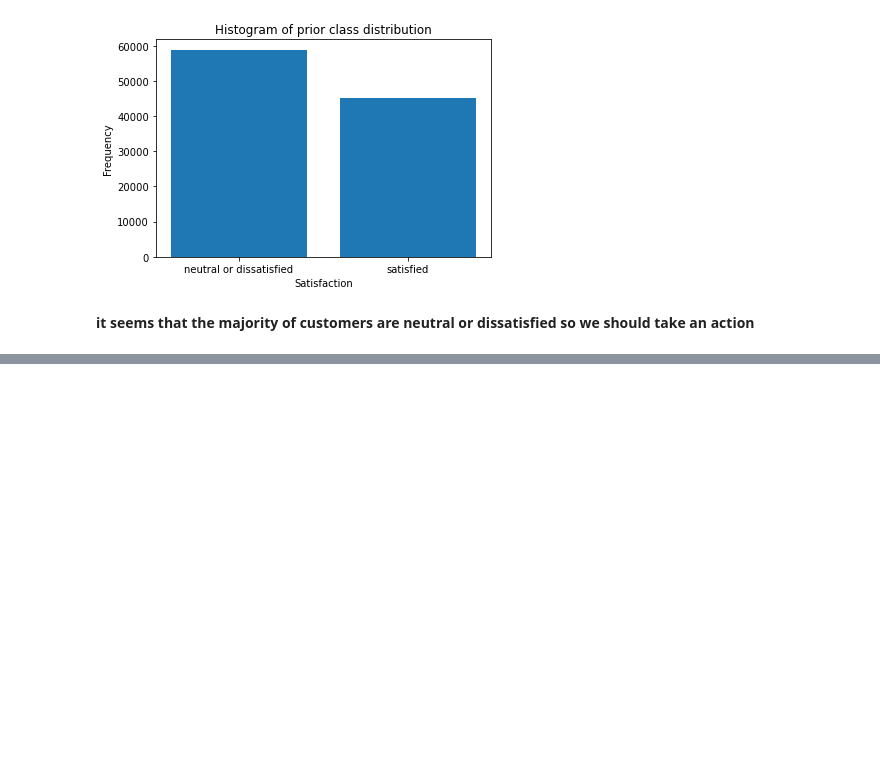
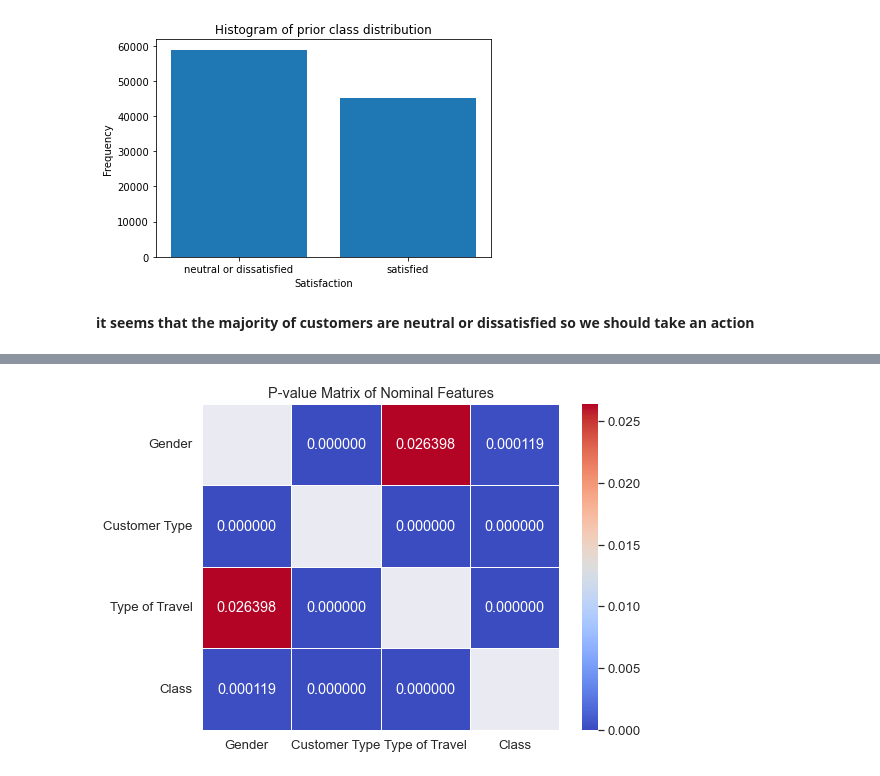
Before and after one commit to norhanreda/Air-line-passenger-satisfaction, a Jupyter notebook: visualisation.ipynb, the cells around one changed output, grey strips where cells are left out. Saved outputs shown, nothing was run; the diff lists cells and outputs as text; code cells hidden in the pictures; blank space fills up the shorter version.

```diff
--- a/visualisation.ipynb
+++ b/visualisation.ipynb
@@ -164,0 +184,83 @@ Random samples:
+# %%
+
+
+# # Assuming 'train' is your DataFrame
+
+# # Select the nominal features
+# nominal_features = train[['Gender', 'Customer Type', 'Type of Travel', 'Class']]
+# def nominal_correlations():
+#     # p_value_df = pd.DataFrame(index=nominal_features, columns=nominal_features)
+#     # chi2_df = pd.DataFrame(index=nominal_features, columns=nominal_features)
+#     # Iterate over all combinations of nominal features
+#     for i in range(len(nominal_features.columns)):
+#         for j in range(i+1, len(nominal_features.columns)):
+#             feature1 = nominal_features.columns[i]
+#             feature2 = nominal_features.columns[j]
+
+#             # Create a contingency table for the current feature combination
+#             contingency_table = pd.crosstab(nominal_features[feature1], nominal_features[feature2])
+
+#             # Perform the chi-square test for independence
+#             chi2, p_value, _, _ = chi2_contingency(contingency_table)
+#             # p_value_df.at[feature1, feature2] = p_value
+#             # chi2_df.at[feature1, feature2] = chi2
+
+#             # Print the test results for the current feature combination
+#             print("Dependence between", feature1, "and", feature2)
+#             print("Chi-square value:", chi2)
+#             print("p-value:", p_value)
+#             print()
+#     return   p_value ,chi2
+
+# p_value ,chi2 = nominal_correlations()
+# p_value
+# chi2
+
+
+# import pandas as pd
+# import seaborn as sns
+# import matplotlib.pyplot as plt
+# from scipy.stats import chi2_contingency
+
+# Assuming 'train' is your DataFrame
+
+# Select the nominal features
+nominal_features = train[['Gender', 'Customer Type', 'Type of Travel', 'Class']]
+
+def nominal_correlations():
+    p_value_df = pd.DataFrame(index=nominal_features.columns, columns=nominal_features.columns)
+
+    # Iterate over all combinations of nominal features
+    for i in range(len(nominal_features.columns)):
+        for j in range(i+1, len(nominal_features.columns)):
+            feature1 = nominal_features.columns[i]
+            feature2 = nominal_features.columns[j]
+
+            # Create a contingency table for the current feature combination
+            contingency_table = pd.crosstab(nominal_features[feature1], nominal_features[feature2])
+
+            # Perform the chi-square test for independence
+            chi2, p_value, _, _ = chi2_contingency(contingency_table)
+
+            # Store the p-value in the matrix
+            p_value_df.loc[feature1, feature2] = p_value
+            p_value_df.loc[feature2, feature1] = p_value
+
+    return p_value_df
+
+p_value_df = nominal_correlations()
+
+# Set up the plot
+plt.figure(figsize=(8, 6))
+sns.set(font_scale=1.2)
+
+# Create the heatmap plot
+sns.heatmap(p_value_df.astype(float), annot=True, cmap='coolwarm', fmt=".6f", linewidths=0.5)
+
+# Add plot title
+plt.title("P-value Matrix of Nominal Features")
+
+# Display the plot
+plt.show()
+# %% [output]
+[figure, added]
```
Also changed, not shown: parts of 22 cells of this notebook.
